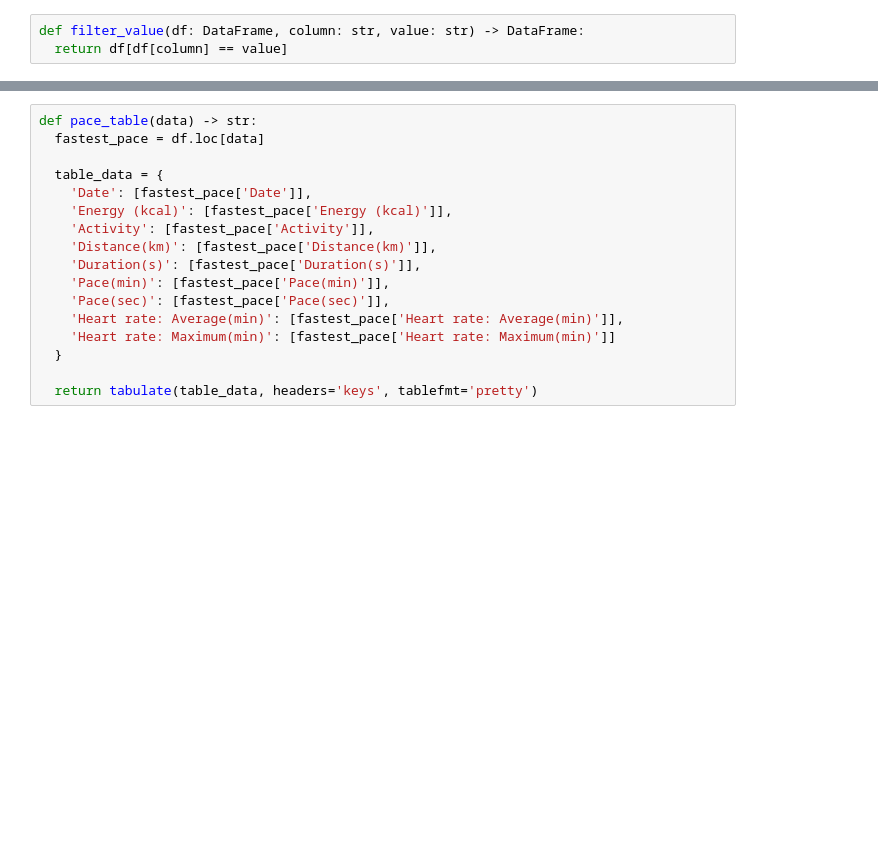
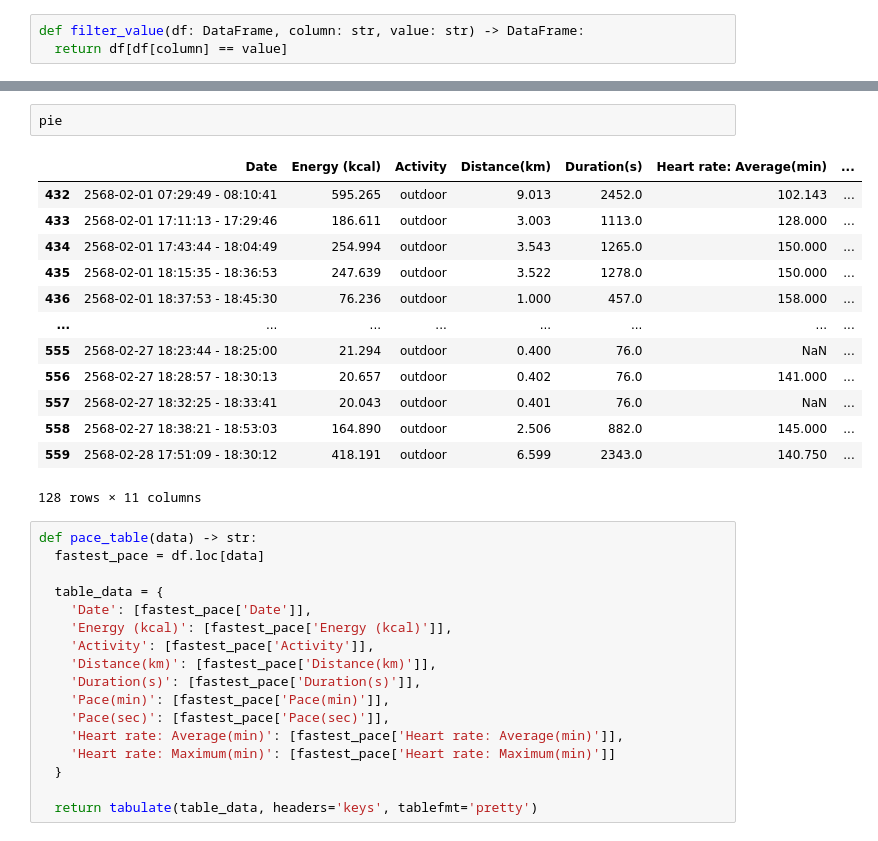
Before and after one commit to JFKongphop/running-analysis, a Jupyter notebook: index.ipynb, the cells around one changed output, grey strips where cells are left out. Drawn from its saved outputs; the diff is of its cells as text; blank space fills up the shorter version.

```diff
--- a/index.ipynb
+++ b/index.ipynb
@@ -407,3 +406,19 @@ plt.show()
+# %%
+pie
+# %% [output]
+|  | Date | Energy (kcal) | Activity | Distance(km) | Duration(s) | Heart rate: Average(min) | ... |
+| 432 | 2568-02-01 07:29:49 - 08:10:41 | 595.265 | outdoor | 9.013 | 2452.0 | 102.143 | ... |
+| 433 | 2568-02-01 17:11:13 - 17:29:46 | 186.611 | outdoor | 3.003 | 1113.0 | 128.000 | ... |
+| 434 | 2568-02-01 17:43:44 - 18:04:49 | 254.994 | outdoor | 3.543 | 1265.0 | 150.000 | ... |
+| 435 | 2568-02-01 18:15:35 - 18:36:53 | 247.639 | outdoor | 3.522 | 1278.0 | 150.000 | ... |
+| 436 | 2568-02-01 18:37:53 - 18:45:30 | 76.236 | outdoor | 1.000 | 457.0 | 158.000 | ... |
+| ... | ... | ... | ... | ... | ... | ... | ... |
+| 555 | 2568-02-27 18:23:44 - 18:25:00 | 21.294 | outdoor | 0.400 | 76.0 | NaN | ... |
+| 556 | 2568-02-27 18:28:57 - 18:30:13 | 20.657 | outdoor | 0.402 | 76.0 | 141.000 | ... |
+| 557 | 2568-02-27 18:32:25 - 18:33:41 | 20.043 | outdoor | 0.401 | 76.0 | NaN | ... |
+| 558 | 2568-02-27 18:38:21 - 18:53:03 | 164.890 | outdoor | 2.506 | 882.0 | 145.000 | ... |
+| 559 | 2568-02-28 17:51:09 - 18:30:12 | 418.191 | outdoor | 6.599 | 2343.0 | 140.750 | ... |
+128 rows × 11 columns
 # %%
 def pace_table(data) -> str:
   fastest_pace = df.loc[data]
```
Also changed, not shown: parts of 18 cells of this notebook, 1 other file.
